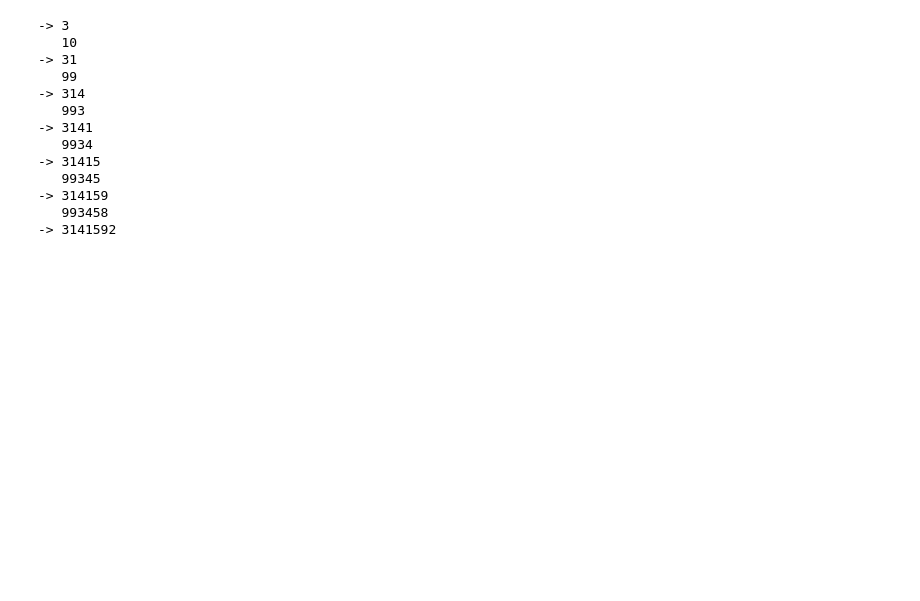
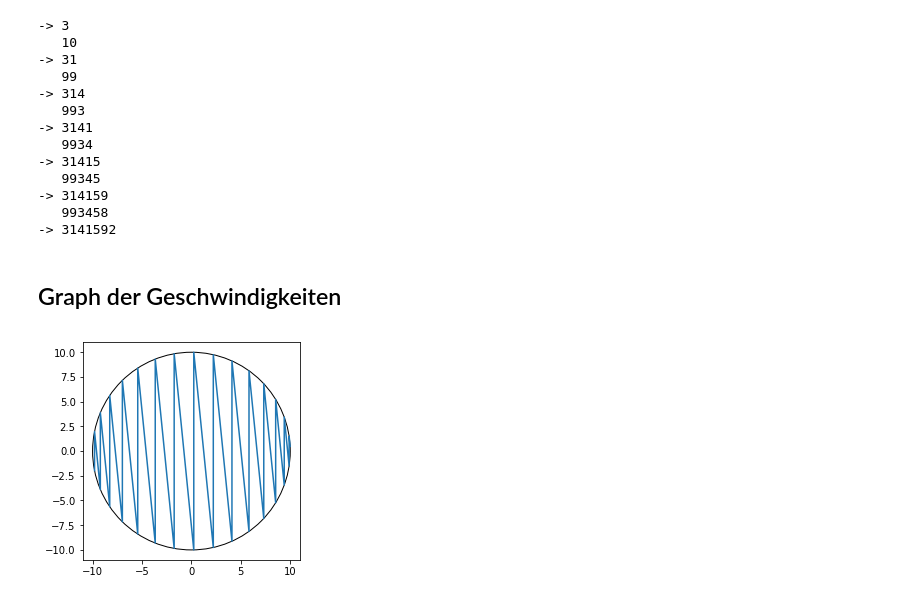
Before and after one commit to Jonas-Watt/kollidierende-bloecke, a Jupyter notebook: kollidierende-bloecke.ipynb, the cells around one changed output. Drawn from its saved outputs; the diff is of its cells as text; code cells hidden in the pictures; blank space fills up the shorter version.

Commit message:
Plot hinzugefügt

```diff
--- a/kollidierende-bloecke.ipynb
+++ b/kollidierende-bloecke.ipynb
@@ -8,7 +8,8 @@ Inspiriert von [3Blue1Browns video](https://www.youtube.com/watch?v=HEfHFsfGXjs)
 ## Initialisierung
 # %%
 import math
-
+import matplotlib.pyplot as plt
+%matplotlib inline
 # Masse
 m_1 = 1
 m_2 = None
@@ -18,6 +19,9 @@ u_1 = None
 # Block 2
 v_2 = -1
 u_2 = None
+# Listen für den Graph
+lst_v_1 = []
+lst_v_2 = []
 # %% [markdown]
 ## Kollision
 
@@ -44,18 +48,24 @@ Kollisionen der beiden Blöcke untereinander und mit der Wand, bis sich beide Bl
 def ablauf_kollision(v_1, v_2, m_1, m_2):
     # Anzahl der Kollisionen
     n = 0
+    lst_v_1 = []
+    lst_v_2 = []
     while True:
         # Kollision der Blöcke
         kollision(v_1, v_2, m_1, m_2)
         n += 1
+        lst_v_1.append(u_1)
+        lst_v_2.append(u_2)
         if u_1 < u_2 and u_2 >= 0 and u_1 >= 0:
-            return n
+            return n, lst_v_1, lst_v_2
         # Kollision von Block mit Wand
         v_1 = -u_1
         v_2 = u_2
         n += 1
+        lst_v_1.append(v_1)
+        lst_v_2.append(v_2)
         if v_1 < v_2 and v_2 >= 0 and v_1 >= 0:
-            return n
+            return n, lst_v_1, lst_v_2
 # %% [markdown]
 ## Pi-Kandidaten
 
@@ -89,3 +99,24 @@ for a in range(0,13):
 -> 314159
    993458
 -> 3141592
+# %% [markdown]
+## Graph der Geschwindigkeiten
+# %%
+m_2 = 100
+# Datenpunkte importieren
+v = ablauf_kollision(0, -1, 1, m_2)
+# Momentum berechnen
+lst_p_1 = v[1]
+lst_p_2 = [math.sqrt(m_2) * i for i in v[2]]
+# Graph erstellen
+plt.plot(lst_p_2, lst_p_1)
+plt.axes().set_aspect('equal')
+# Kreis
+kreis = plt.Circle((0,0), math.sqrt(m_2), fill=False)
+ax = plt.gca()
+ax.add_patch(kreis)
+plt.axis('scaled')
+
+plt.show()
+# %% [output]
+[figure, added]
```
Also changed, not shown: parts of 2 cells of this notebook.
